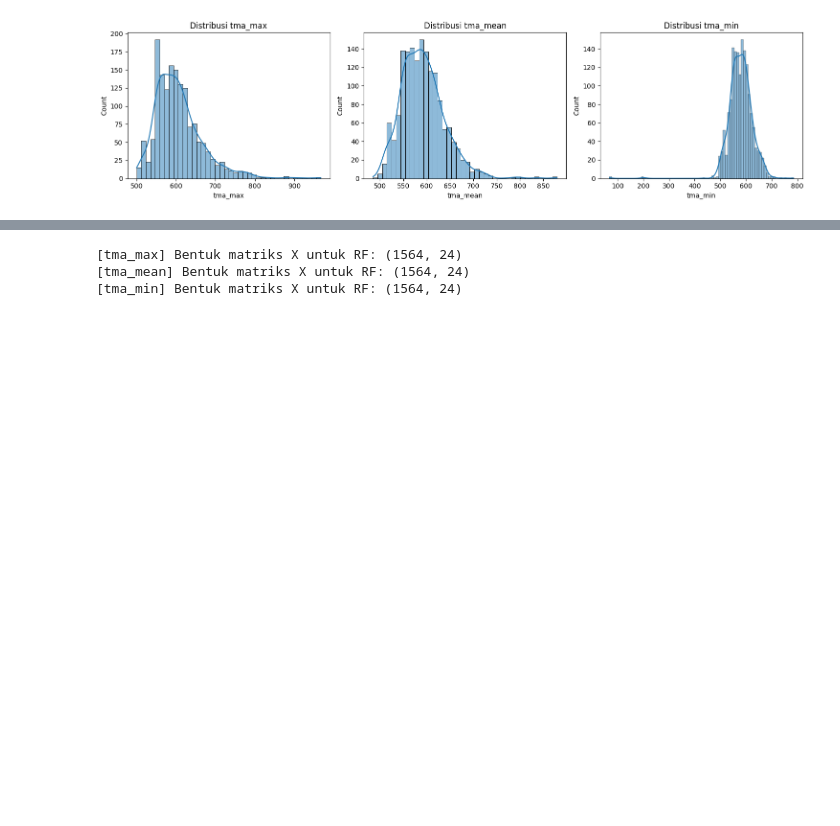
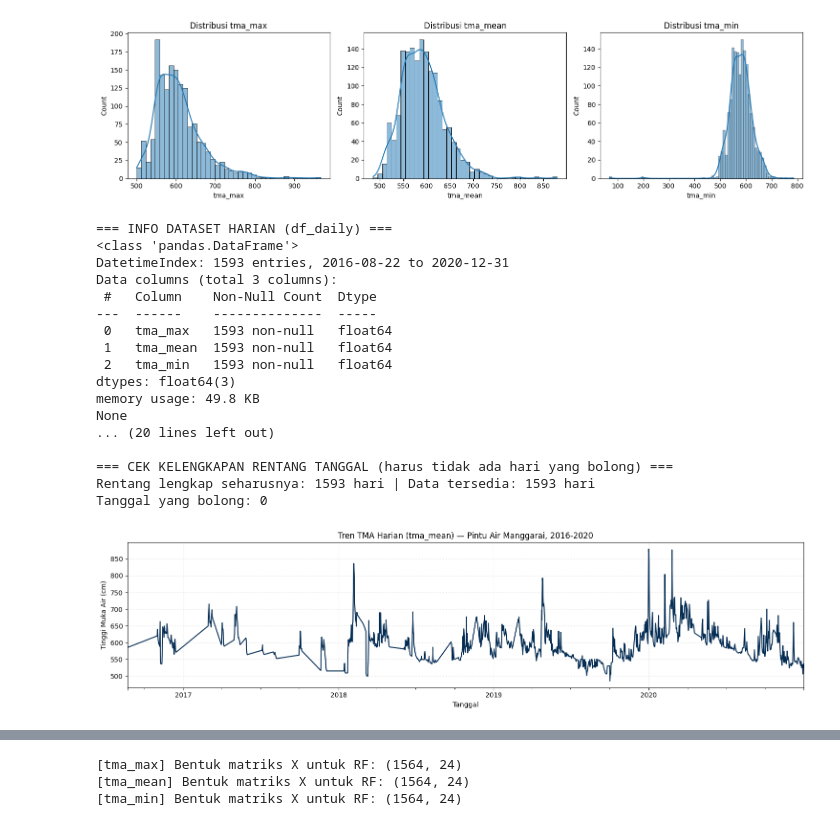
Before and after one commit to AlvinMI/SIPMA_Manggarai, a Jupyter notebook: notebook/Skripsi_PA_TMA_Model_RF.ipynb, the cells around one changed output, grey strips where cells are left out. Saved outputs shown, nothing was run; the diff lists cells and outputs as text; code cells hidden in the pictures; blank space fills up the shorter version.

```diff
--- a/notebook/Skripsi_PA_TMA_Model_RF.ipynb
+++ b/notebook/Skripsi_PA_TMA_Model_RF.ipynb
@@ -51,3 +65,49 @@ plt.tight_layout()
 plt.show()
 # %% [output]
 [figure]
+# %%
+print("=== INFO DATASET HARIAN (df_daily) ===")
+print(df_daily.info())
+
+print("\n=== STATISTIK DESKRIPTIF ===")
+print(df_daily.describe())
+
+print("\n=== CEK MISSING VALUE ===")
+print(df_daily.isna().sum())
+
+print("\n=== CEK DUPLIKAT INDEX (tanggal) ===")
+print(f"Jumlah tanggal duplikat: {df_daily.index.duplicated().sum()}")
+
+print("\n=== CEK KELENGKAPAN RENTANG TANGGAL (harus tidak ada hari yang bolong) ===")
+full_range = pd.date_range(df_daily.index.min(), df_daily.index.max(), freq='D')
+missing_dates = full_range.difference(df_daily.index)
+print(f"Rentang lengkap seharusnya: {len(full_range)} hari | Data tersedia: {len(df_daily)} hari")
+print(f"Tanggal yang bolong: {len(missing_dates)}")
+
+fig, ax = plt.subplots(figsize=(15, 4))
+df_daily['tma_mean'].plot(ax=ax, color='#042C53')
+ax.set_title('Tren TMA Harian (tma_mean) — Pintu Air Manggarai, 2016-2020')
+ax.set_xlabel('Tanggal')
+ax.set_ylabel('Tinggi Muka Air (cm)')
+ax.grid(True, linestyle=':', alpha=0.5)
+plt.tight_layout()
+plt.show()
+# %% [output]
+=== INFO DATASET HARIAN (df_daily) ===
+<class 'pandas.DataFrame'>
+DatetimeIndex: 1593 entries, 2016-08-22 to 2020-12-31
+Data columns (total 3 columns):
+ #   Column    Non-Null Count  Dtype
+---  ------    --------------  -----
+ 0   tma_max   1593 non-null   float64
+ 1   tma_mean  1593 non-null   float64
+ 2   tma_min   1593 non-null   float64
+dtypes: float64(3)
+memory usage: 49.8 KB
+None
+... (20 lines left out)
+
+=== CEK KELENGKAPAN RENTANG TANGGAL (harus tidak ada hari yang bolong) ===
+Rentang lengkap seharusnya: 1593 hari | Data tersedia: 1593 hari
+Tanggal yang bolong: 0
+[figure, added]
```
Also changed, not shown: parts of 16 cells of this notebook, 4 other files.
